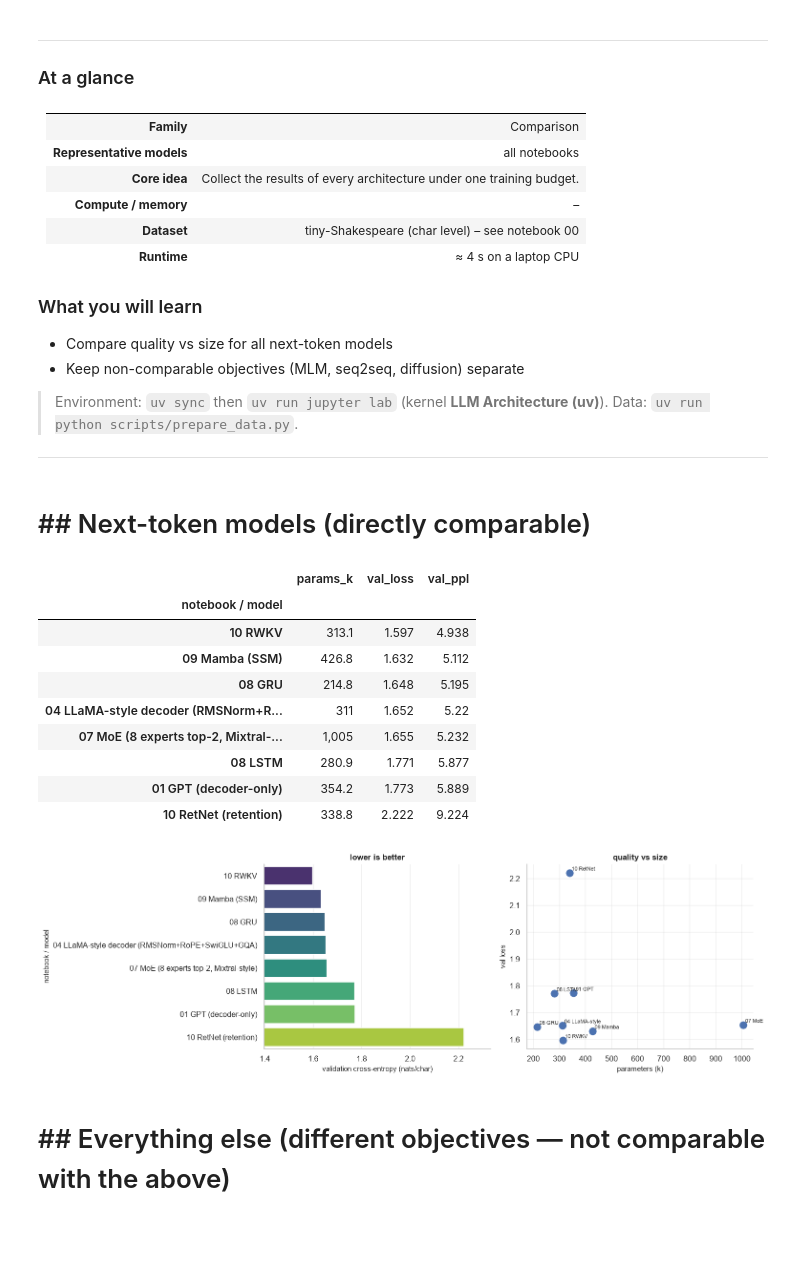
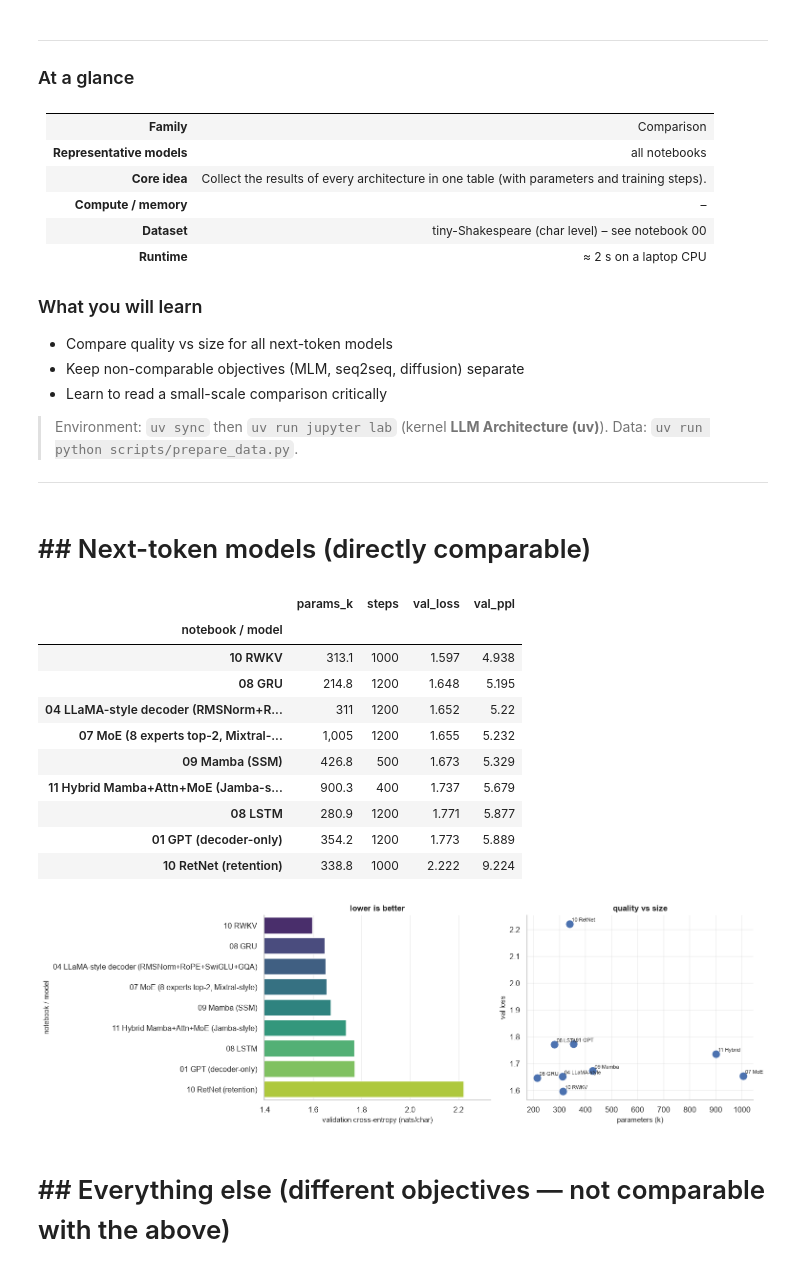
Before and after one commit to YessineZghal/LLM-architecture, a Jupyter notebook: Notebook/99_comparison.ipynb, the cells around one changed output. Saved outputs shown, nothing was run; the diff lists cells and outputs as text; code cells hidden in the pictures; blank space fills up the shorter version.

```diff
--- a/Notebook/99_comparison.ipynb
+++ b/Notebook/99_comparison.ipynb
@@ -12,15 +18,16 @@
 |---|---|
 | **Family** | Comparison |
 | **Representative models** | all notebooks |
-| **Core idea** | Collect the results of every architecture under one training budget. |
+| **Core idea** | Collect the results of every architecture in one table (with parameters and training steps). |
 | **Compute / memory** | – |
 | **Dataset** | tiny-Shakespeare (char level) – see notebook 00 |
-| **Runtime** | ≈ 4 s on a laptop CPU |
+| **Runtime** | ≈ 2 s on a laptop CPU |
 
 ### What you will learn
 
 - Compare quality vs size for all next-token models
 - Keep non-comparable objectives (MLM, seq2seq, diffusion) separate
+- Learn to read a small-scale comparison critically
 
 > Environment: `uv sync` then `uv run jupyter lab` (kernel **LLM Architecture (uv)**). Data: `uv run python scripts/prepare_data.py`.
 
@@ -37,24 +44,25 @@ comparable = res[res.note.isna()] if "note" in res else res
 # ## Next-token models (directly comparable)
 # %%
 c = comparable.sort_values("val_loss"); c = c.assign(val_ppl=np.exp(c.val_loss.astype(float)), params_k=c.params / 1e3)
-display(c[["params_k", "val_loss", "val_ppl"]].round(3))
+display(c[["params_k", "steps", "val_loss", "val_ppl"]].round(3))
 fig, ax = plt.subplots(1, 2, figsize=(14, 4.5))
 sns.barplot(y=c.index, x=c.val_loss.astype(float), ax=ax[0], palette="viridis"); ax[0].set(xlabel="validation cross-entropy (nats/char)", title="lower is better"); ax[0].set_xlim(c.val_loss.astype(float).min() - .2)
 ax[1].scatter(c.params_k, c.val_loss.astype(float), s=90)
 for n, r in c.iterrows(): ax[1].annotate(n.split(" ")[0] + " " + n.split(" ")[1], (r.params_k, float(r.val_loss)), fontsize=7, xytext=(3, 3), textcoords="offset points")
 ax[1].set(xlabel="parameters (k)", ylabel="val loss", title="quality vs size"); ax[1].grid(alpha=.3); plt.tight_layout(); plt.show()
 # %% [output]
-|  | params_k | val_loss | val_ppl |
-| notebook / model |  |  |  |
-| 10 RWKV | 313.1 | 1.597 | 4.938 |
-| 09 Mamba (SSM) | 426.8 | 1.632 | 5.112 |
-| 08 GRU | 214.8 | 1.648 | 5.195 |
-| 04 LLaMA-style decoder (RMSNorm+R... | 311 | 1.652 | 5.22 |
-| 07 MoE (8 experts top-2, Mixtral-... | 1,005 | 1.655 | 5.232 |
-| 08 LSTM | 280.9 | 1.771 | 5.877 |
-| 01 GPT (decoder-only) | 354.2 | 1.773 | 5.889 |
-| 10 RetNet (retention) | 338.8 | 2.222 | 9.224 |
+|  | params_k | steps | val_loss | val_ppl |
+| notebook / model |  |  |  |  |
+| 10 RWKV | 313.1 | 1000 | 1.597 | 4.938 |
+| 08 GRU | 214.8 | 1200 | 1.648 | 5.195 |
+| 04 LLaMA-style decoder (RMSNorm+R... | 311 | 1200 | 1.652 | 5.22 |
+| 07 MoE (8 experts top-2, Mixtral-... | 1,005 | 1200 | 1.655 | 5.232 |
+| 09 Mamba (SSM) | 426.8 | 500 | 1.673 | 5.329 |
+| 11 Hybrid Mamba+Attn+MoE (Jamba-s... | 900.3 | 400 | 1.737 | 5.679 |
+| 08 LSTM | 280.9 | 1200 | 1.771 | 5.877 |
+| 01 GPT (decoder-only) | 354.2 | 1200 | 1.773 | 5.889 |
+| 10 RetNet (retention) | 338.8 | 1000 | 2.222 | 9.224 |
-[figure, old version]
+[figure, new version]
 # %% [markdown]
 # ## Everything else (different objectives — not comparable with the above)
 # %%
```
Also changed, not shown: parts of 3 cells of this notebook, 16 other files.
